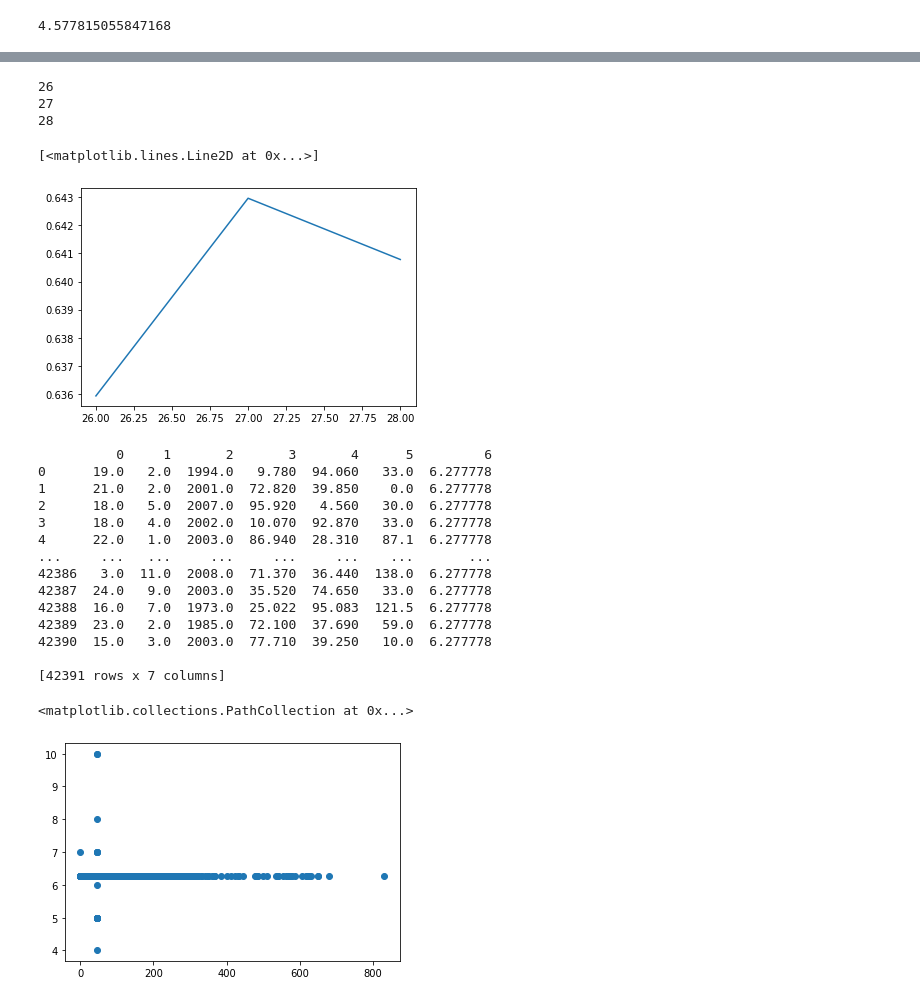
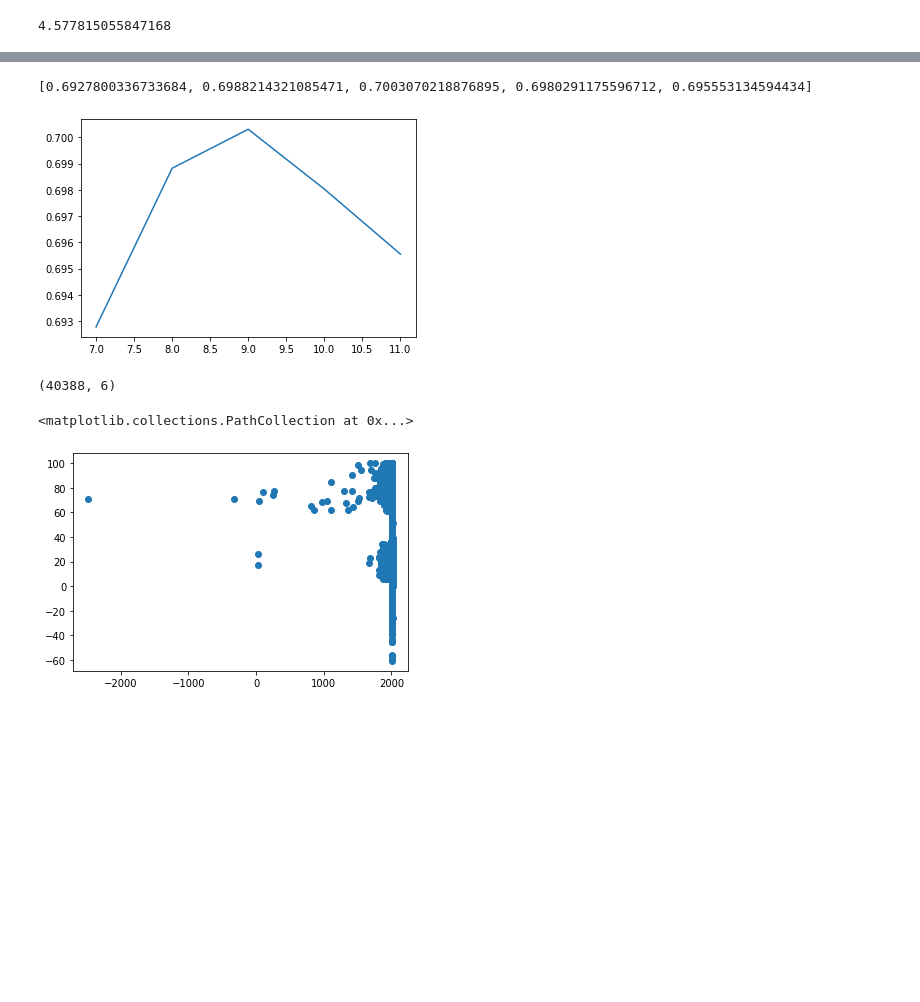
Before and after one commit to abhigyanghosh30/7th-Semester, a Jupyter notebook: DA-1/DA_1_Project_1.ipynb, the cells around one changed output, grey strips where cells are left out. Saved outputs shown, nothing was run; the diff lists cells and outputs as text; code cells hidden in the pictures; blank space fills up the shorter version.

```diff
--- a/DA-1/DA_1_Project_1.ipynb
+++ b/DA-1/DA_1_Project_1.ipynb
@@ -16,13 +16,3 @@ data = data.drop(['Mb'],axis =1)
 data = data.drop(['Ms'],axis =1)
 data = data.drop(['Ml'],axis =1)
 data = data[data['Mw'].notna()]
-# %%
-# Gotta convert intensity values to integers
-# data.INTENSITY.unique()
-data['INTENSITY']=data['INTENSITY'].str.replace('X', '10')
-data['INTENSITY']=data['INTENSITY'].str.replace('IV', '4')
-data['INTENSITY']=data['INTENSITY'].str.replace('VIII', '8')
-data['INTENSITY']=data['INTENSITY'].str.replace('VII', '7')
-data['INTENSITY']=data['INTENSITY'].str.replace('VI', '6')
-data['INTENSITY']=data['INTENSITY'].str.replace('V', '5')
-data.INTENSITY.unique()
@@ -131,13 +119,13 @@ scaler = StandardScaler()
 train_X_scaled = scaler.fit_transform(imputed_X_train)
 val_X_scaled = scaler.transform(imputed_X_valid)
 knn_scores = []
-for k in range(100,int(np.sqrt(data.shape[0]))+100,20):
+for k in range(140,160):
     print(k)
     # knn = KNeighborsClassifier(n_neighbors=3)
     knn = KNeighborsClassifier(n_neighbors=k)
     knn.fit(train_X_scaled, train_y)
     knn_pred = knn.predict(val_X_scaled)
     knn_scores.append(accuracy_score(val_y, knn_pred))
-
-plt.plot(range(100,int(np.sqrt(data.shape[0]))+100,20),knn_scores)
+print(range(140,160)[np.argmax(knn_scores)])
+plt.plot(range(140,160),knn_scores)
 # %% [output]
@@ -158,38 +151,20 @@ plt.plot(range(100,int(np.sqrt(data.shape[0]))+100,20),knn_scores)
 # %%
-
 tree_scores = []
-for d in [26,27,28]:
-    print(d)
-    # tree = DecisionTreeClassifier(max_depth=5, random_state=17)
-    tree = DecisionTreeClassifier(max_depth=d, random_state=17)
+for d in [7,8,9,10,11]:
+    tree = DecisionTreeClassifier(max_depth=d, random_state=1)
     tree.fit(imputed_X_train, train_y)
     tree_pred = tree.predict(imputed_X_valid)
-    tree_scores.append(accuracy_score(val_y, tree_pred))
-
-plt.plot(np.arange(26,29),tree_scores)
+    tree_scores.append(accuracy_score(tree_pred, val_y))
+print(tree_scores)
+plt.plot([7,8,9,10,11],tree_scores)
+plt.show()
 # %% [output]
-26
-27
-28
+[0.6927800336733684, 0.6988214321085471, 0.7003070218876895, 0.6980291175596712, 0.695553134594434]
-[<matplotlib.lines.Line2D at 0x...>]
-[figure, old version]
+[figure, new version]
 # %%
-print(imputed_X_train)
-plt.scatter(imputed_X_train[5],imputed_X_train[6])
+print(imputed_X_train.shape)
+plt.scatter(imputed_X_train[2],imputed_X_train[3])
 # %% [output]
-          0     1       2       3       4      5         6
-0      19.0   2.0  1994.0   9.780  94.060   33.0  6.277778
-1      21.0   2.0  2001.0  72.820  39.850    0.0  6.277778
-2      18.0   5.0  2007.0  95.920   4.560   30.0  6.277778
-3      18.0   4.0  2002.0  10.070  92.870   33.0  6.277778
-4      22.0   1.0  2003.0  86.940  28.310   87.1  6.277778
-...     ...   ...     ...     ...     ...    ...       ...
-42386   3.0  11.0  2008.0  71.370  36.440  138.0  6.277778
-42387  24.0   9.0  2003.0  35.520  74.650   33.0  6.277778
-42388  16.0   7.0  1973.0  25.022  95.083  121.5  6.277778
-42389  23.0   2.0  1985.0  72.100  37.690   59.0  6.277778
-42390  15.0   3.0  2003.0  77.710  39.250   10.0  6.277778
-
-[42391 rows x 7 columns]
+(40388, 6)
 <matplotlib.collections.PathCollection at 0x...>
-[figure, old version]
+[figure, new version]
```
Also changed, not shown: parts of 13 cells of this notebook, 26 other files.
